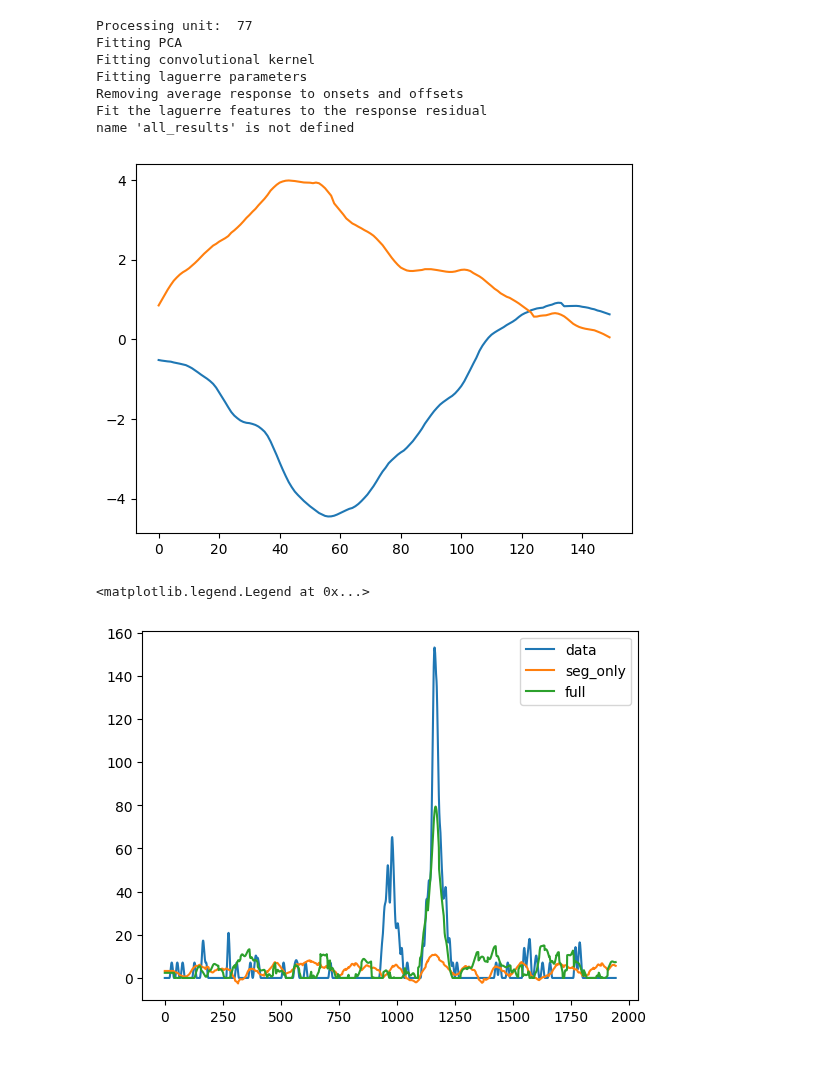
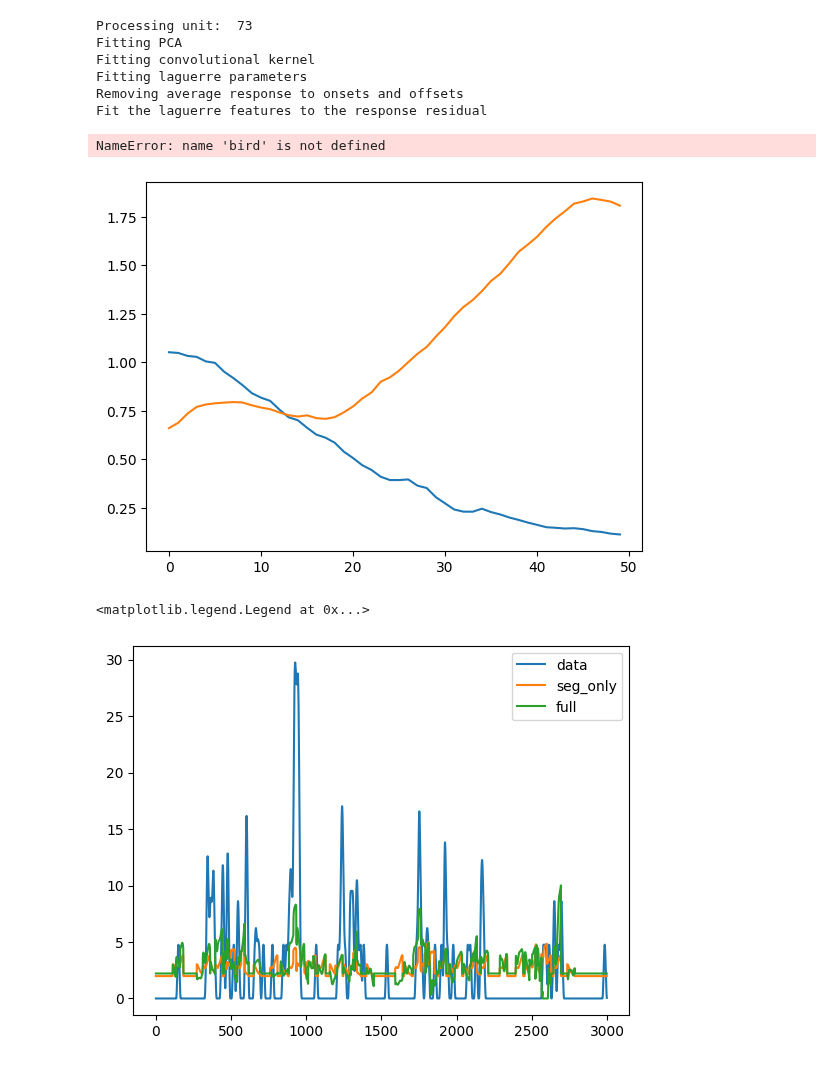
Before and after one commit to theunissenlab/strfPy, a Jupyter notebook: strf_nwb.ipynb, the cells around one changed output. Drawn from its saved outputs; the diff is of its cells as text; code cells hidden in the pictures.

```diff
--- a/strf_nwb.ipynb
+++ b/strf_nwb.ipynb
@@ -28,69 +28,66 @@ good_units = units[units.group == 'good']
 # %%
 # sample a random unit
 unit = good_units.sample().iloc[0]
-unit = good_units.loc[77]
+unit = good_units.loc[73]
 print("Processing unit: ", unit.name)
 
-respChunkLen = 250 # ms of stim to use in each chunk
+respChunkLen = 350 # ms of stim to use in each chunk
 segmentBuffer = 100 # ms to add at the beginning of each segment
-nLaguerre = 15 # number of laguerre functions to use
+nLaguerre = 25 # number of laguerre functions to use
 feature = 'spect_windows'
 event_types = 'onoff_feature'
 nPoints = 150 # number of points to use in the kernel
 mult_values = False
 srData = preprocSound.generate_srData_nwb(nwb, 'playback_trials',unit.name)
 calcSegmentedModel.preprocess_srData(srData, plot=False, respChunkLen=respChunkLen, segmentBuffer=segmentBuffer, tdelta=0)
-try:
-    srData, pca, ridge, ridge_conv_filter, laguerre_args, r2s = calcSegmentedModel.process_unit(srData, feature=feature, nLaguerre=nLaguerre,nPoints=nPoints, mult_values=mult_values, plot=False, do_test_set=False)
-    kernels = ridge_conv_filter.coef_.reshape((2,nPoints))
-    all_results.append(dict({
-        'bird': bird,
-        'site': site,
-        'uid': unit.name,
-        'kernel_0': kernels[0,:],
-        'kernel_1': kernels[1,:],
-        'laguerre_args': laguerre_args,
-        'r2_seg': r2s[0],
-        'r2_segid': r2s[2],
-    }))
-except Exception as e:
-    print(e)
+srData, pca, ridge, ridge_conv_filter, laguerre_args, r2s = calcSegmentedModel.process_unit(srData, feature=feature, nLaguerre=nLaguerre,nPoints=nPoints,  plot=False, do_test_set=False)
+kernels = ridge_conv_filter.coef_.reshape((2,nPoints))
+results = dict({
+    'bird': bird,
+    'site': site,
+    'uid': unit.name,
+    'kernel_0': kernels[0,:],
+    'kernel_1': kernels[1,:],
+    'laguerre_args': laguerre_args,
+    'r2_seg': r2s[0],
+    'r2_segid': r2s[2],
+})
 # %% [output]
-Processing unit:  77
+Processing unit:  73
 Fitting PCA
 Fitting convolutional kernel
 Fitting laguerre parameters
 Removing average response to onsets and offsets
 Fit the laguerre features to the response residual
-name 'all_results' is not defined
+NameError: name 'bird' is not defined
 # %%
 # learned kernels for this neuron
 learned_conv_kernel = ridge_conv_filter.coef_.reshape(2, nPoints)
 for i in [0,1]:
     plt.plot(learned_conv_kernel[i])
 # %% [output]
-[figure, old version]
+[figure, new version]
 # %%
 # pick some random pair
-pair = srData['datasets'][3]
+pair = srData['datasets'][2]
 y = pair['resp']['psth_smooth']
 
 # get the pred for the seg only version
-x = calcSegmentedModel.arbitrary_kernel(pair, nPoints=nPoints, resp_key='psth_smooth')
+x = calcSegmentedModel.arbitrary_kernel(pair, nPoints=nPoints, resp_key='psth')
 y_pred_1 = ridge_conv_filter.predict(x.T)
 
 
 # get the pred for the full version
 y_pred_2 = calcSegmentedModel.generate_prediction(
         pair, ridge, feature, laguerre_args, ridge_conv_filter, nPoints, nLaguerre
     )
 
 # plot the results
 plt.figure()
 plt.plot(y,label='data')
 plt.plot(y_pred_1,label='seg_only')
 plt.plot(y_pred_2,label='full')
 plt.legend()
 # %% [output]
 <matplotlib.legend.Legend at 0x...>
-[figure, old version]
+[figure, new version]
```
Also changed, not shown: 2 other files.
